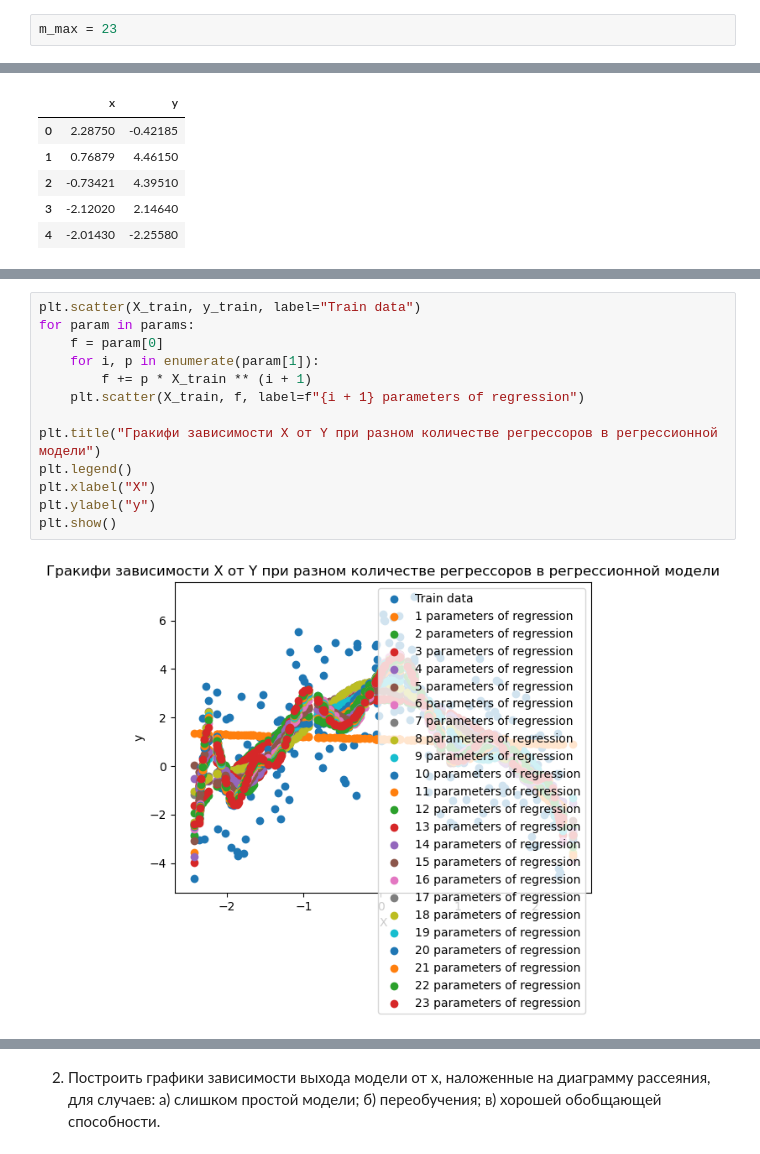
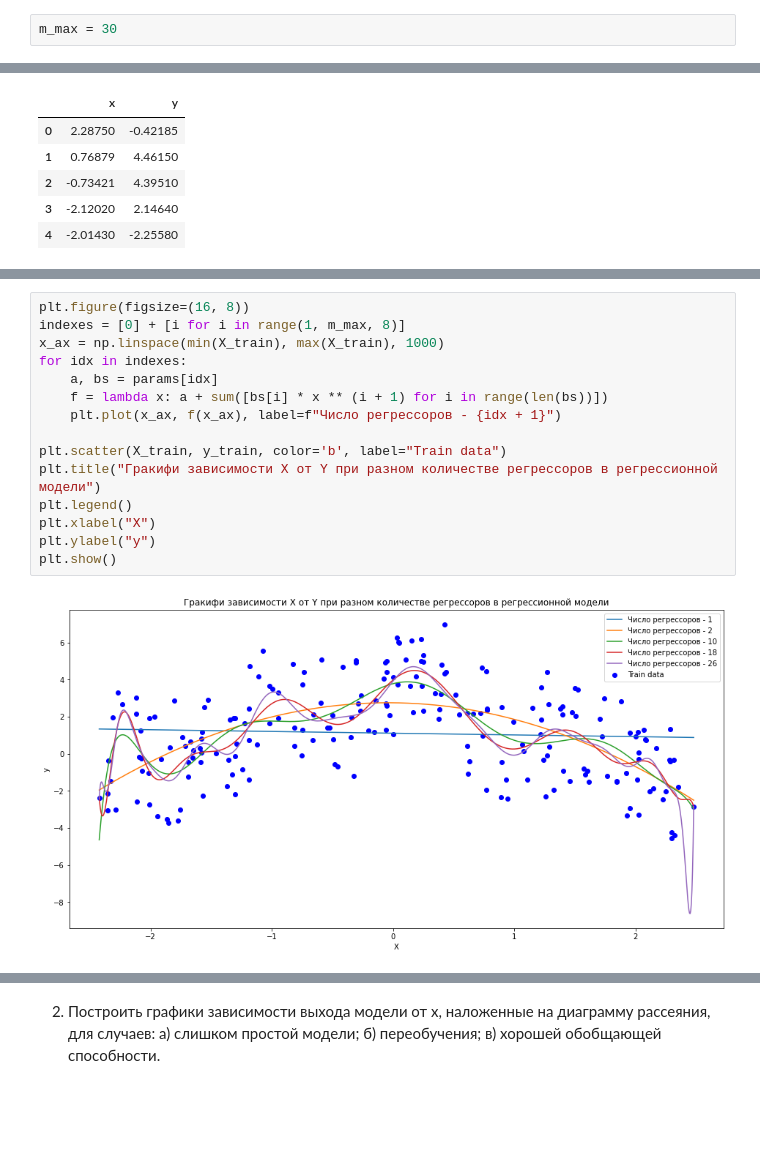
Before and after one commit to aeglushkov/mephi-ml-2021, a Jupyter notebook: Lab01.ipynb, the cells around one changed output, grey strips where cells are left out. Cells and saved outputs as stored; diff of their text form; blank space fills up the shorter version.

```diff
--- a/Lab01.ipynb
+++ b/Lab01.ipynb
@@ -11,6 +11,6 @@ from sklearn.model_selection import train_test_split
 import numpy as np
 import matplotlib.pyplot as plt
 # %%
-m_max = 23
+m_max = 30
 # %%
 df = pd.read_csv("data_v1-01.csv")
@@ -48,18 +96,20 @@ for i, model in enumerate(models):
-# %%
-plt.scatter(X_train, y_train, label="Train data")
-for param in params:
-    f = param[0]
-    for i, p in enumerate(param[1]):
-        f += p * X_train ** (i + 1)
-    plt.scatter(X_train, f, label=f"{i + 1} parameters of regression")
-
-plt.title("Гракифи зависимости X от Y при разном количестве регрессоров в регрессионной модели")
-plt.legend()
-plt.xlabel("X")
-plt.ylabel("y")
-plt.show()
-# %% [output]
-[figure, removed]
+# %%
+plt.figure(figsize=(16, 8))
+indexes = [0] + [i for i in range(1, m_max, 8)]
+x_ax = np.linspace(min(X_train), max(X_train), 1000)
+for idx in indexes:
+    a, bs = params[idx]
+    f = lambda x: a + sum([bs[i] * x ** (i + 1) for i in range(len(bs))])
+    plt.plot(x_ax, f(x_ax), label=f"Число регрессоров - {idx + 1}")
+
+plt.scatter(X_train, y_train, color='b', label="Train data")
+plt.title("Гракифи зависимости X от Y при разном количестве регрессоров в регрессионной модели")
+plt.legend()
+plt.xlabel("X")
+plt.ylabel("y")
+plt.show()
+# %% [output]
+[figure, added]
 # %%
 mse_train = []
 mse_test = []
```
Also changed, not shown: parts of 34 cells of this notebook.
